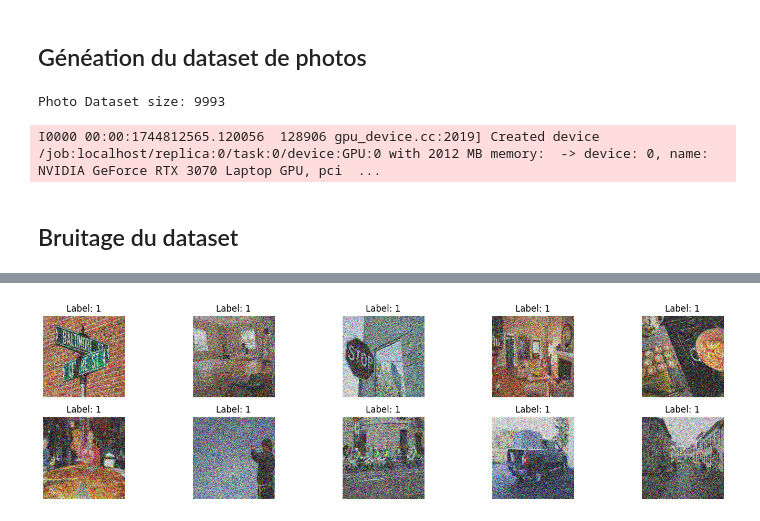
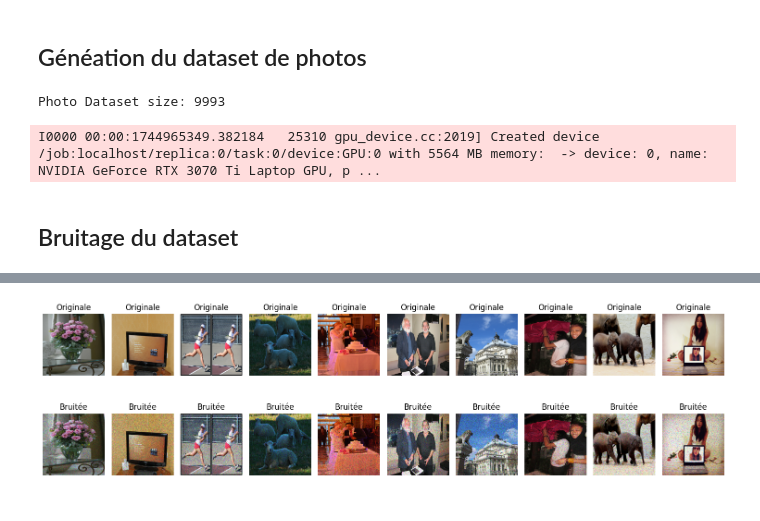
Before and after one commit to FaresZGH/Leyenda, a Jupyter notebook: livrables/skip_layers_mae.ipynb, the cells around one changed output, grey strips where cells are left out. Drawn from its saved outputs; the diff is of its cells as text; code cells hidden in the pictures.

```diff
--- a/livrables/skip_layers_mae.ipynb
+++ b/livrables/skip_layers_mae.ipynb
@@ -32,13 +32,29 @@ To enable the following instructions: AVX2 FMA, in other operations, rebuild Ten
 ## Généation du dataset de photos
 # %%
 data_loader = DataLoader()
-train_ds, test_ds, val_ds = data_loader.load_unique_dataset(folder_name="/mnt/c/Users/louag/Documents/CESI/Data_science/datasets/Photo")
+train_ds, test_ds, val_ds = data_loader.load_unique_dataset(folder_name="Photo")
 # %% [output]
 Photo Dataset size: 9993
-I0000 00:00:1744812565.120056  128906 gpu_device.cc:2019] Created device /job:localhost/replica:0/task:0/device:GPU:0 with 2012 MB memory:  -> device: 0, name: NVIDIA GeForce RTX 3070 Laptop GPU, pci  ...
+I0000 00:00:1744965349.382184   25310 gpu_device.cc:2019] Created device /job:localhost/replica:0/task:0/device:GPU:0 with 5564 MB memory:  -> device: 0, name: NVIDIA GeForce RTX 3070 Ti Laptop GPU, p ...
 # %% [markdown]
 ## Bruitage du dataset
 # %%
-noisy_train_ds = data_loader.add_noise_to_dataset(train_ds)
-noisy_val_ds = data_loader.add_noise_to_dataset(val_ds)
-noisy_test_ds = data_loader.add_noise_to_dataset(test_ds)
+# noisy_train_ds = data_loader.add_noise_to_dataset(train_ds)
+# noisy_val_ds = data_loader.add_noise_to_dataset(val_ds)
+# noisy_test_ds = data_loader.add_noise_to_dataset(test_ds)
+
+noisy_train_ds = data_loader.add_noise_to_dataset(
+    dataset=train_ds,
+    noise_factor_range=(0.1, 0.6),
+    pixel_noise_prob=0.4
+)
+noisy_val_ds = data_loader.add_noise_to_dataset(
+    dataset=val_ds,
+    noise_factor_range=(0.1, 0.6),
+    pixel_noise_prob=0.4
+)
+noisy_test_ds = data_loader.add_noise_to_dataset(
+    dataset=test_ds,
+    noise_factor_range=(0.1, 0.6),
+    pixel_noise_prob=0.7
+)
@@ -45,5 +67,5 @@ noisy_test_ds = data_loader.add_noise_to_dataset(test_ds)
 # %%
-from src.utils import show_batch_images
+from src.utils import show_clean_and_noisy_images
 
-show_batch_images(noisy_train_ds)
+show_clean_and_noisy_images(train_ds, noisy_train_ds, max_images=10)
 # %% [output]
@@ -51,4 +72,4 @@ show_batch_images(noisy_train_ds)
-[figure, old version]
+[figure, new version]
 # %%
 from keras.layers import Input, Conv2D, BatchNormalization, LeakyReLU
 from keras.models import Model
```
Also changed, not shown: parts of 15 cells of this notebook, 1 other file.
